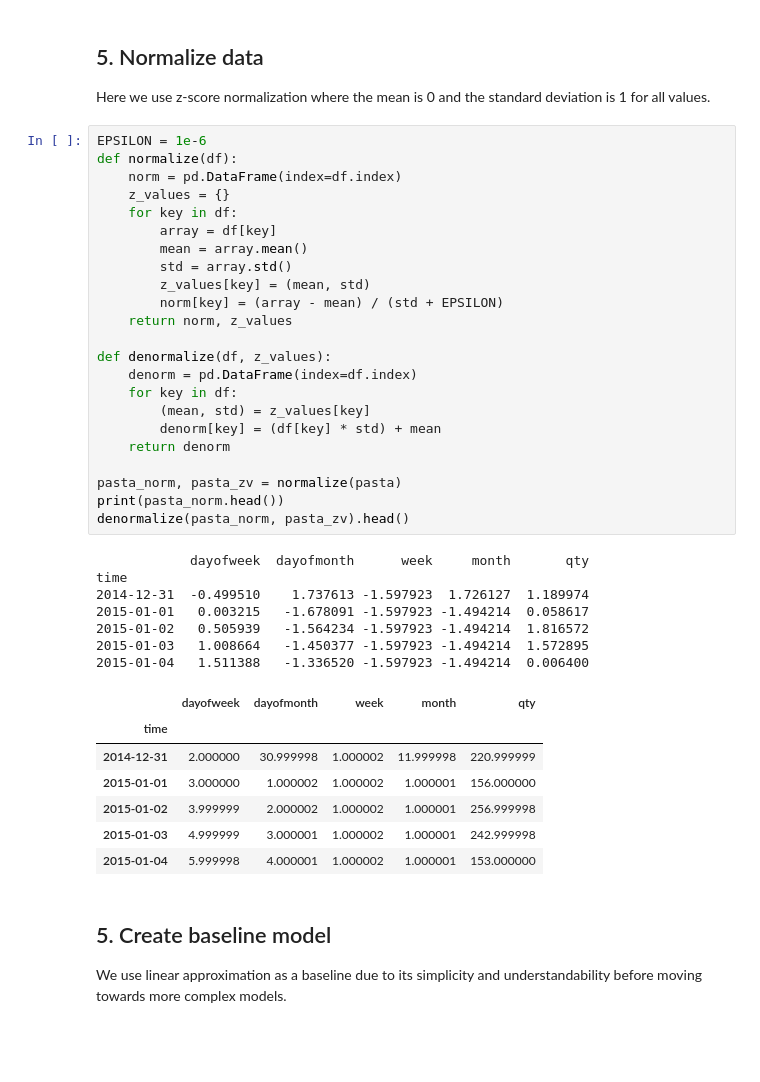
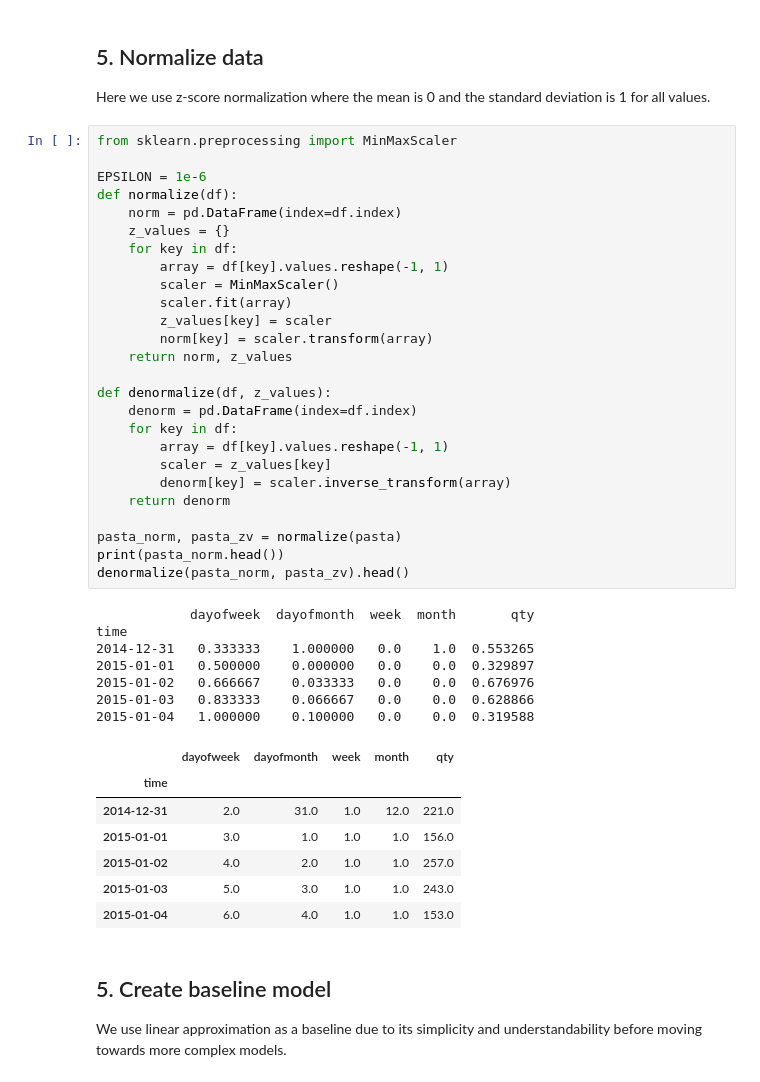
Before and after one commit to gastromatic/data_engineering_test, a Jupyter notebook: src/notebooks/Demand_Forecast.ipynb, the cells around one changed output. Cells and saved outputs as stored; diff of their text form; blank space fills up the shorter version.

```diff
--- a/src/notebooks/Demand_Forecast.ipynb
+++ b/src/notebooks/Demand_Forecast.ipynb
@@ -151,43 +154,46 @@ sales_pasta.qty.plot()
 
 Here we use z-score normalization where the mean is 0 and the standard deviation is 1 for all values.
 # %%
+from sklearn.preprocessing import MinMaxScaler
+
 EPSILON = 1e-6
 def normalize(df):
     norm = pd.DataFrame(index=df.index)
     z_values = {}
     for key in df:
-        array = df[key]
-        mean = array.mean()
-        std = array.std()
-        z_values[key] = (mean, std)
-        norm[key] = (array - mean) / (std + EPSILON)
+        array = df[key].values.reshape(-1, 1)
+        scaler = MinMaxScaler()
+        scaler.fit(array)
+        z_values[key] = scaler
+        norm[key] = scaler.transform(array)
     return norm, z_values
 
 def denormalize(df, z_values):
     denorm = pd.DataFrame(index=df.index)
     for key in df:
-        (mean, std) = z_values[key]
-        denorm[key] = (df[key] * std) + mean
+        array = df[key].values.reshape(-1, 1)
+        scaler = z_values[key]
+        denorm[key] = scaler.inverse_transform(array)
     return denorm
 
 pasta_norm, pasta_zv = normalize(pasta)
 print(pasta_norm.head())
 denormalize(pasta_norm, pasta_zv).head()
 # %% [output]
-            dayofweek  dayofmonth      week     month       qty
+            dayofweek  dayofmonth  week  month       qty
 time
-2014-12-31  -0.499510    1.737613 -1.597923  1.726127  1.189974
-2015-01-01   0.003215   -1.678091 -1.597923 -1.494214  0.058617
-2015-01-02   0.505939   -1.564234 -1.597923 -1.494214  1.816572
-2015-01-03   1.008664   -1.450377 -1.597923 -1.494214  1.572895
-2015-01-04   1.511388   -1.336520 -1.597923 -1.494214  0.006400
+2014-12-31   0.333333    1.000000   0.0    1.0  0.553265
+2015-01-01   0.500000    0.000000   0.0    0.0  0.329897
+2015-01-02   0.666667    0.033333   0.0    0.0  0.676976
+2015-01-03   0.833333    0.066667   0.0    0.0  0.628866
+2015-01-04   1.000000    0.100000   0.0    0.0  0.319588
 |  | dayofweek | dayofmonth | week | month | qty |
 | time |  |  |  |  |  |
-| 2014-12-31 | 2.000000 | 30.999998 | 1.000002 | 11.999998 | 220.999999 |
-| 2015-01-01 | 3.000000 | 1.000002 | 1.000002 | 1.000001 | 156.000000 |
-| 2015-01-02 | 3.999999 | 2.000002 | 1.000002 | 1.000001 | 256.999998 |
-| 2015-01-03 | 4.999999 | 3.000001 | 1.000002 | 1.000001 | 242.999998 |
-| 2015-01-04 | 5.999998 | 4.000001 | 1.000002 | 1.000001 | 153.000000 |
+| 2014-12-31 | 2.0 | 31.0 | 1.0 | 12.0 | 221.0 |
+| 2015-01-01 | 3.0 | 1.0 | 1.0 | 1.0 | 156.0 |
+| 2015-01-02 | 4.0 | 2.0 | 1.0 | 1.0 | 257.0 |
+| 2015-01-03 | 5.0 | 3.0 | 1.0 | 1.0 | 243.0 |
+| 2015-01-04 | 6.0 | 4.0 | 1.0 | 1.0 | 153.0 |
 # %% [markdown]
 ## 5. Create baseline model
 
```
Also changed, not shown: parts of 7 cells of this notebook.
